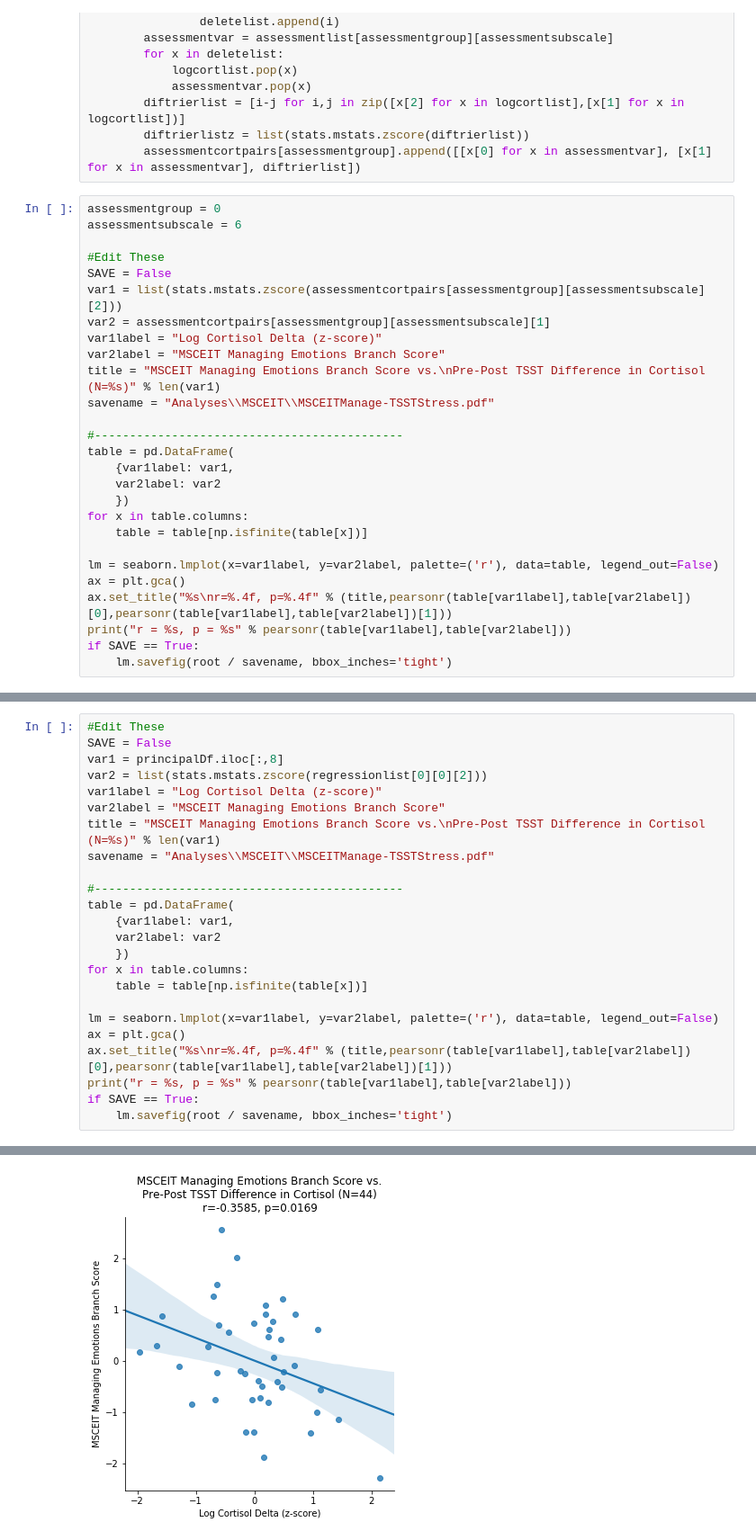
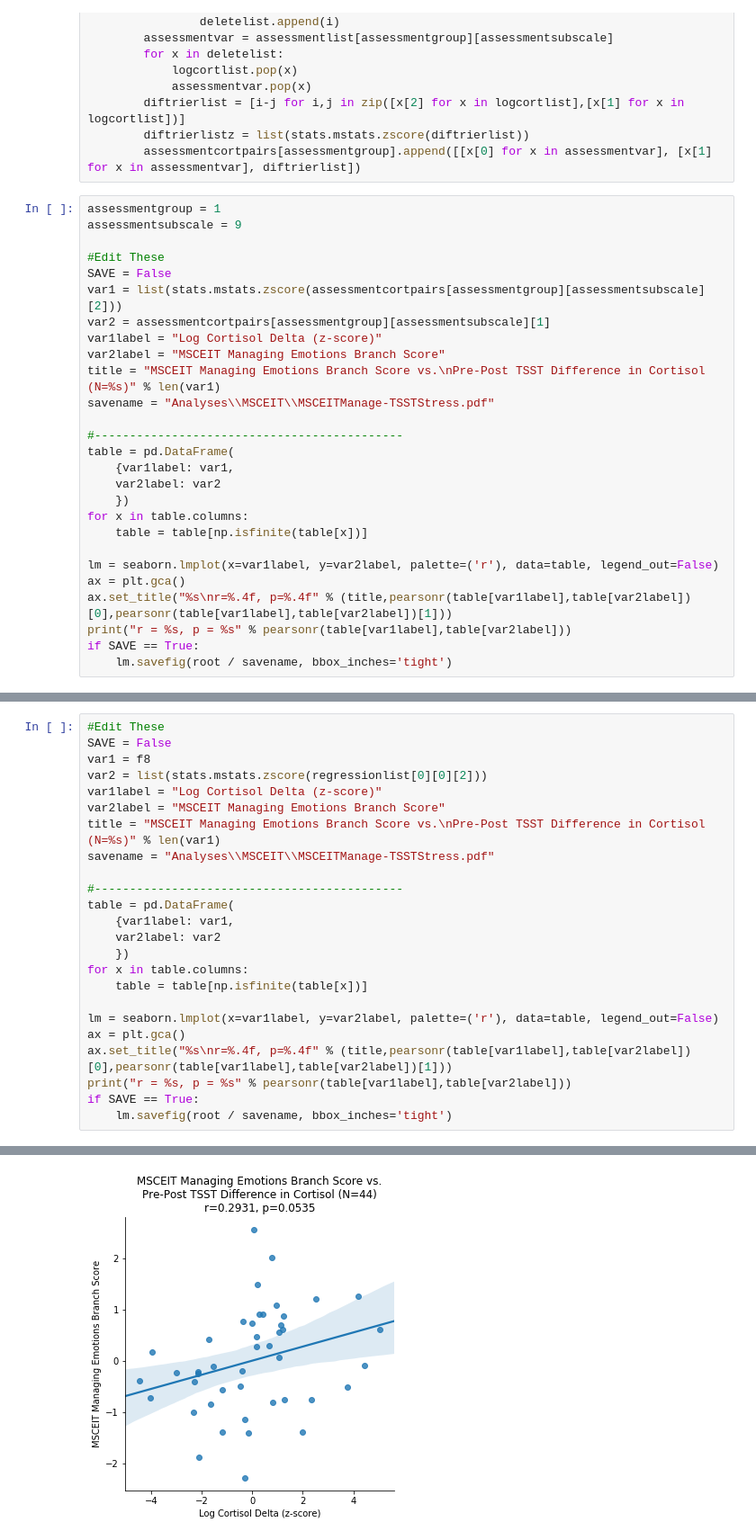
Before and after one commit to kjlafoll/kjlafoll-gen, a Jupyter notebook: Analyses Functions WIP/EI-StressReactivity-Analysis.ipynb, the cells around one changed output, grey strips where cells are left out. Shown: that part at 90% size. Saved outputs shown, nothing was run; the diff lists cells and outputs as text.

```diff
--- a/Analyses Functions WIP/EI-StressReactivity-Analysis.ipynb
+++ b/Analyses Functions WIP/EI-StressReactivity-Analysis.ipynb
@@ -142,8 +143,8 @@ for i, assessmentgroup in enumerate(range(len(assessmentlist))):
         diftrierlistz = list(stats.mstats.zscore(diftrierlist))
         assessmentcortpairs[assessmentgroup].append([[x[0] for x in assessmentvar], [x[1] for x in assessmentvar], diftrierlist])
 # %%
-assessmentgroup = 0
-assessmentsubscale = 6
+assessmentgroup = 1
+assessmentsubscale = 9
 
 #Edit These
 SAVE = False
@@ -294,7 +264,7 @@ Name: 8, dtype: float64
 # %%
 #Edit These
 SAVE = False
-var1 = principalDf.iloc[:,8]
+var1 = f8
 var2 = list(stats.mstats.zscore(regressionlist[0][0][2]))
 var1label = "Log Cortisol Delta (z-score)"
 var2label = "MSCEIT Managing Emotions Branch Score"
@@ -320,4 +290,4 @@ r = -0.35854990129487363, p = 0.01685075280781924
-[figure, old version]
+[figure, new version]
 # %%
 seaborn.residplot(target, model.predict(testingset), lowess=True)
 ax = plt.gca()
```
Also changed, not shown: parts of 17 cells of this notebook, 5 other files.
